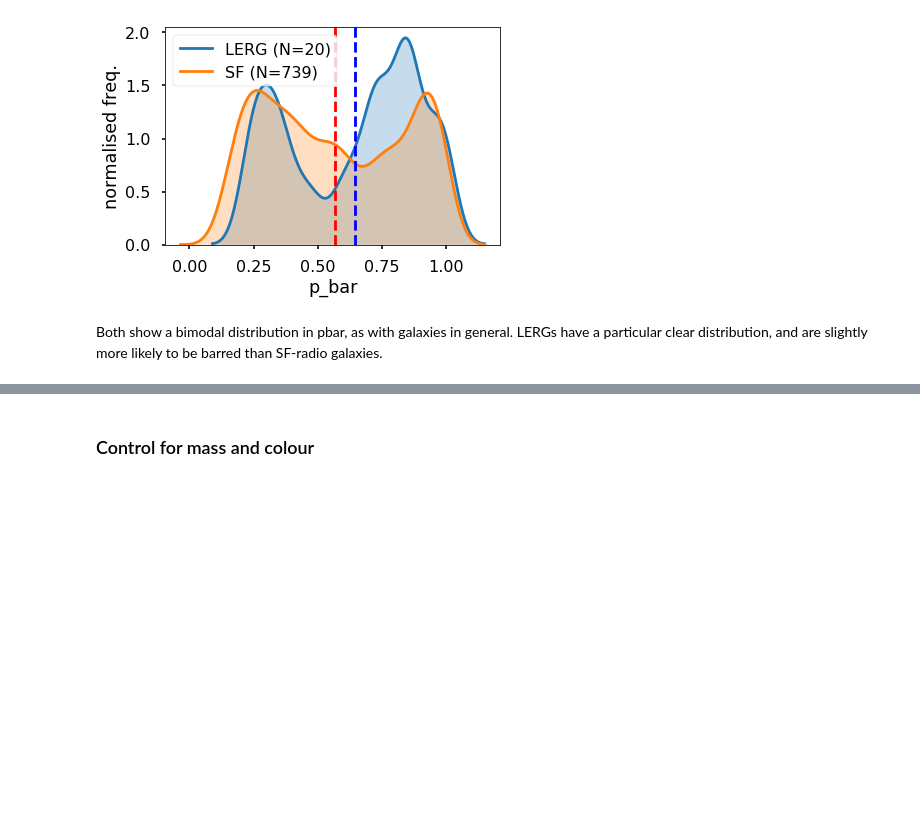
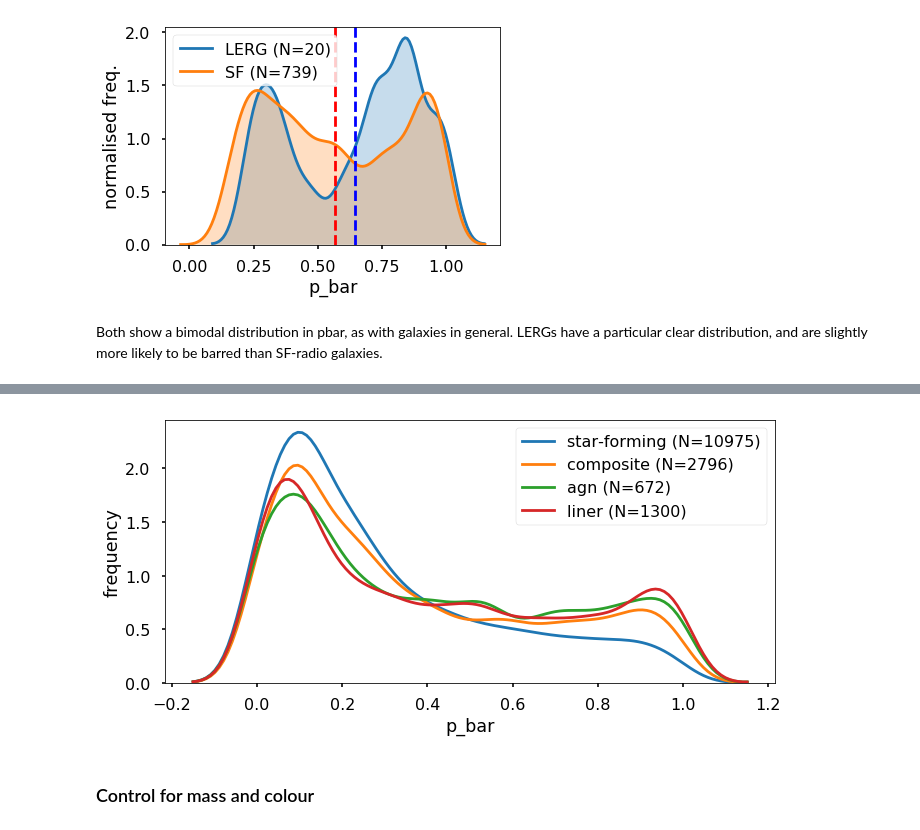
Before and after one commit to mwalmsley/find_agn, a Jupyter notebook: AGN v Bar MVP.ipynb, the cells around one changed output, grey strips where cells are left out. Drawn from its saved outputs; the diff is of its cells as text; code cells hidden in the pictures; blank space fills up the shorter version.

```diff
--- a/AGN v Bar MVP.ipynb
+++ b/AGN v Bar MVP.ipynb
@@ -318,3 +401,16 @@ Both show a bimodal distribution in pbar, as with galaxies in general. LERGs hav
+# %%
+legend = []
+fig, ax = plt.subplots(figsize=(10, 5))
+for agn_type_index, agn_type in enumerate(opt_agn_types):
+    selected = opt_galaxies[opt_galaxies['bpt_class'] == agn_type]
+    ax = sns.kdeplot(data=selected['p_bar'], shade=False, bw=0.05, legend=False)
+    legend.append('{} (N={})'.format(agn_type, len(selected)))
+    ax.set_ylabel('frequency')
+ax.set_xlabel('p_bar')
+ax.legend(legend)
+fig.tight_layout()
+# %% [output]
+[figure, added]
 # %% [markdown]
 ### Control for mass and colour
 # %% [markdown]
```
Also changed, not shown: parts of 68 cells of this notebook, 2 other files.
